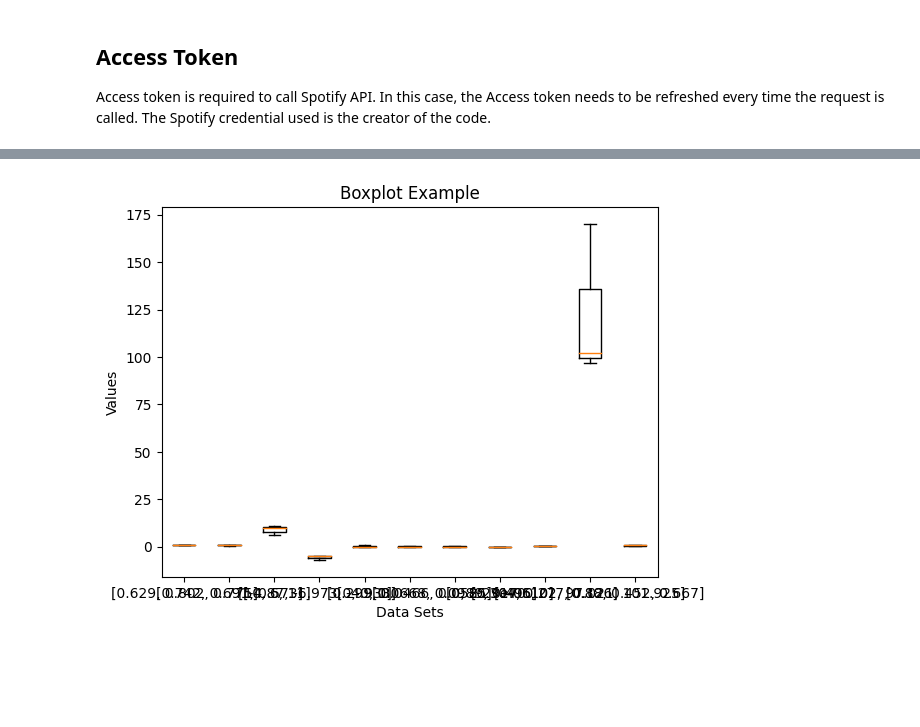
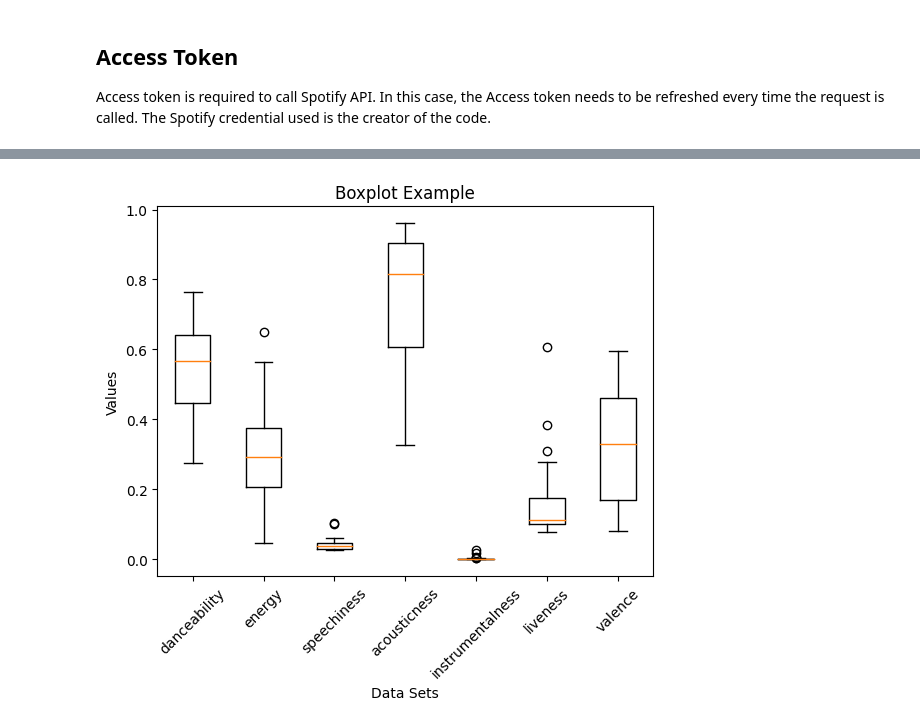
Before and after one commit to kaitoshaw/muse, a Jupyter notebook: getSongs.ipynb, the cells around one changed output, grey strips where cells are left out. Saved outputs shown, nothing was run; the diff lists cells and outputs as text; code cells hidden in the pictures; blank space fills up the shorter version.

Commit message:
Removing some Features from the Feature Space
A temporary removal to some features as they are not using 0 to 1 scale. These features will be extracted differently

```diff
--- a/getSongs.ipynb
+++ b/getSongs.ipynb
@@ -157,18 +172,18 @@ Box plotting is one way to see the distrbution of the data within the feature.
 # %%
 fig, ax = plt.subplots()
 
 # Plot the boxplots
-ax.boxplot([danceability, energy, key, loudness, mode, speechiness, acousticness, instrumentalness, liveness, tempo, valence])
+ax.boxplot([danceability, energy, speechiness, acousticness, instrumentalness, liveness, valence])
 
 # Set labels for the plot
 ax.set_title('Boxplot Example')
 ax.set_xlabel('Data Sets')
 ax.set_ylabel('Values')
 
 # Set x-axis tick labels
-ax.set_xticklabels(['danceability', energy, key, loudness, mode, speechiness, acousticness, instrumentalness, liveness, tempo, valence])
+ax.set_xticklabels(['danceability', 'energy', 'speechiness', 'acousticness', 'instrumentalness', 'liveness', 'valence'], rotation=45)
 
 # Show the plot
 plt.show()
 # %% [output]
-[figure, old version]
+[figure, new version]
```
Also changed, not shown: parts of 10 cells of this notebook.
